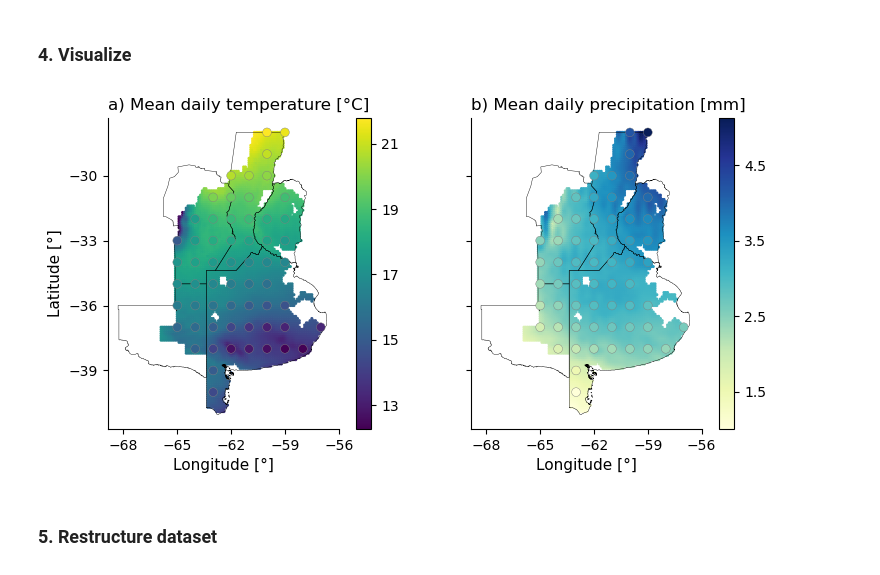
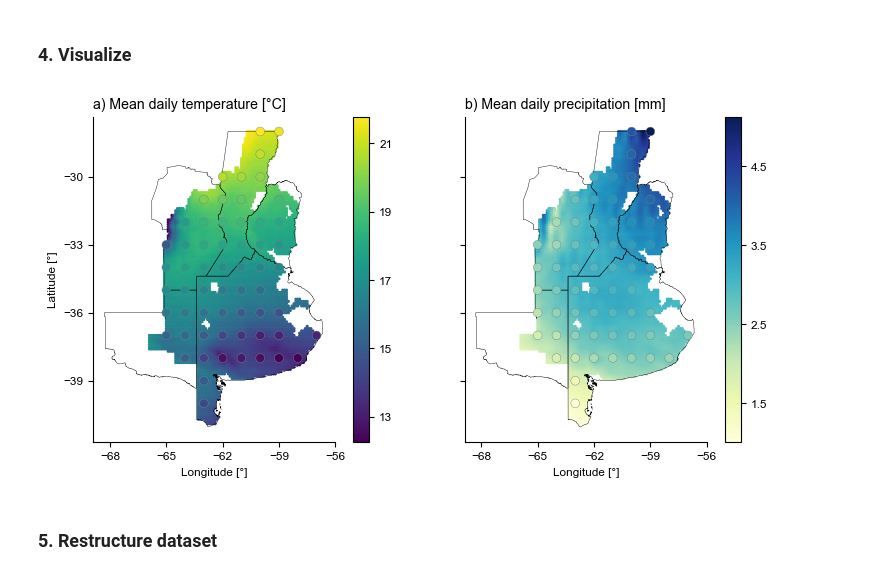
Before and after one commit to mzachow/wheat-yield-forecast-argentina, a Jupyter notebook: 2_prepare_era_data.ipynb, the cells around one changed output. Drawn from its saved outputs; the diff is of its cells as text; code cells hidden in the pictures.

```diff
--- a/2_prepare_era_data.ipynb
+++ b/2_prepare_era_data.ipynb
@@ -110,38 +113,42 @@ era_plot_grid = era_filtered.dissolve(
 
 era_plot.to_file('files/shapefiles/era_plot_high_resolution.shp', driver='ESRI Shapefile')
 era_plot_grid.dropna()[["geometry", "tmean", "rain"]].reset_index(drop=True).to_file('files/shapefiles/era_plot_grid.shp', driver='ESRI Shapefile')
 
 fig, axs = plt.subplots(1, 2, figsize=(8,4), sharey=True)
 axs = axs.ravel()
 
+font = {
+        'size'   : 8.5}
+
+plt.rc('font', **font)
 
 era_plot.plot(column="tmean", ax=axs[0], markersize=1.5, legend=True, legend_kwds={'ticks': list(range(13,22,2))})
 gdf_adm1.plot(ax=axs[0], color="none", edgecolor="black", linewidth=.3)
 era_plot_grid.plot(column="tmean", ax=axs[0], markersize=40, edgecolor="grey", linewidth=.3, legend=False)
 axs[0].set_title("a) Mean daily temperature [°C]", loc="left");
-axs[0].set_ylabel("Latitude [°]", size=11);
-axs[0].set_xlabel("Longitude [°]", size=11);
+axs[0].set_ylabel("Latitude [°]");
+axs[0].set_xlabel("Longitude [°]");
 axs[0].set_yticks(list(range(-42, -24, 3)))
 axs[0].set_xticks([-68, -65, -62, -59, -56])
 axs[0].spines[['right', 'top']].set_visible(False)
 
 
 era_plot.plot(column="rain", ax=axs[1], legend=True, markersize=1.5, cmap="YlGnBu", legend_kwds={'ticks': list(np.arange(1.5,5.5,1))})
 gdf_adm1.plot(ax=axs[1], color="none", edgecolor="black", linewidth=.3)
 era_plot_grid.plot(column="rain", ax=axs[1], markersize=40, edgecolor="grey", linewidth=.3, cmap="YlGnBu", legend=False)
 axs[1].set_title("b) Mean daily precipitation [mm]", loc="left");
 #axs[1].set_ylabel("Latitude [°]", size=11);
-axs[1].set_xlabel("Longitude [°]", size=11);
+axs[1].set_xlabel("Longitude [°]");
 #axs[1].set_yticks(list(range(-42, -24, 3)))
 axs[1].set_xticks([-68, -65, -62, -59, -56])
 axs[1].spines[['right', 'top']].set_visible(False)
 
 plt.tight_layout()
 
-#plt.savefig("files/figures/figure2.svg")
+plt.savefig("files/figures/figure2.png")
 plt.show()
 # %% [output]
-[figure, old version]
+[figure, new version]
 # %% [markdown]
 ### 5. Restructure dataset
 # %%
```
Also changed, not shown: parts of 1 cell of this notebook, 14 other files.
